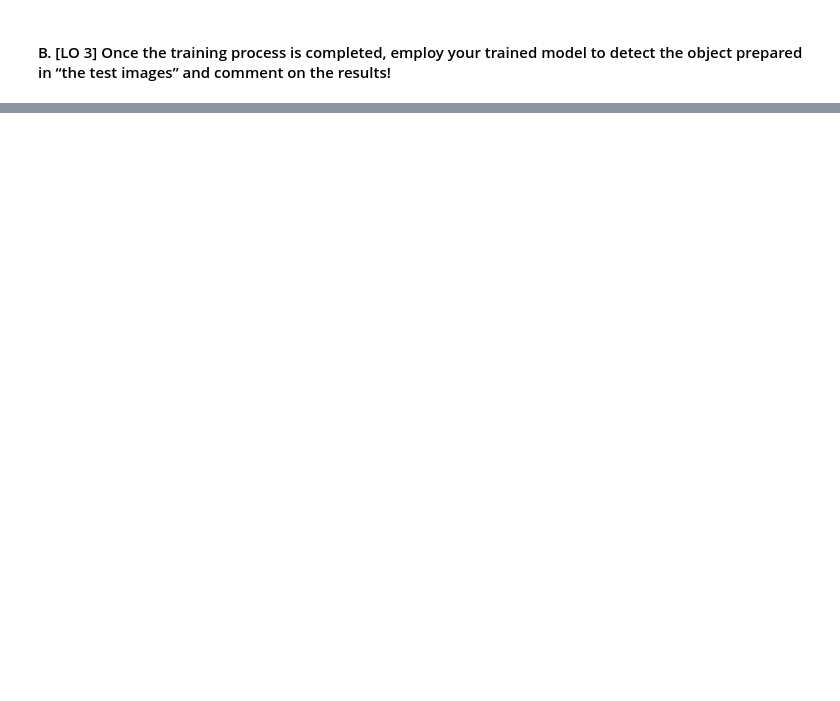
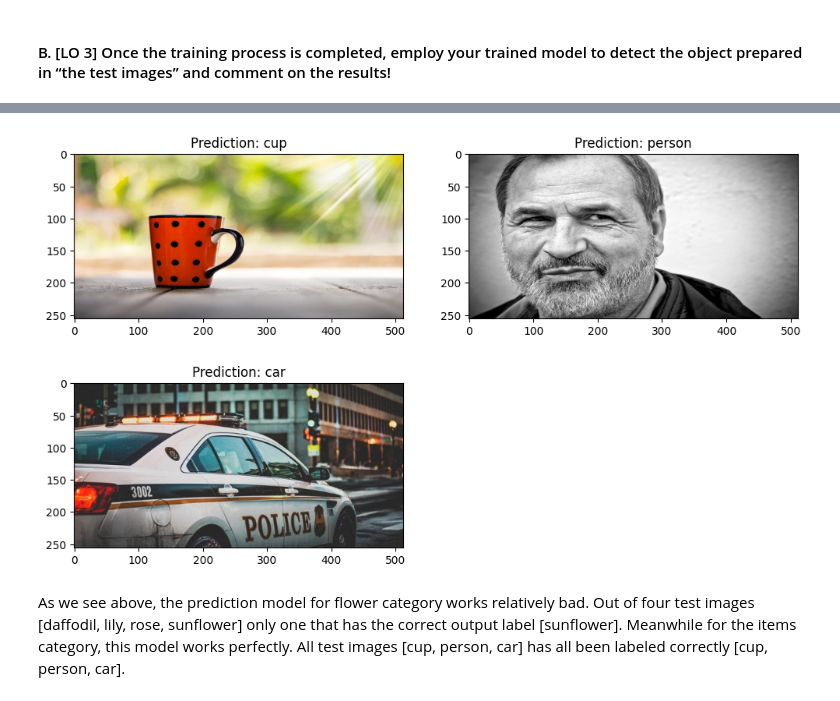
Before and after one commit to jmkho/COMPVIS-LEC-Final_Assignment, a Jupyter notebook: 02/02.ipynb, the cells around one changed output, grey strips where cells are left out. Cells and saved outputs as stored; diff of their text form; code cells hidden in the pictures; blank space fills up the shorter version.

```diff
--- a/02/02.ipynb
+++ b/02/02.ipynb
@@ -98,2 +58,4 @@ ValueError: Found array with 0 feature(s) (shape=(12, 0)) while a minimum of 1 i
+# %%
+item_pred_model = LinearSVC(train_items_img, items_class)
 # %% [markdown]
 #### B.	[LO 3] Once the training process is completed, employ your trained model to detect the object prepared in “the test images” and comment on the results!
@@ -99,0 +100,9 @@ ValueError: Found array with 0 feature(s) (shape=(12, 0)) while a minimum of 1 i
+# %%
+test_item_path = '02/test_images/person_car_cup/'
+item_pred_img, item_pred_list = load_img_test(test_item_path, item_pred_model)
+# %%
+plot_result(item_pred_img, item_pred_list)
+# %% [output]
+[figure, added]
+# %% [markdown]
+As we see above, the prediction model for flower category works relatively bad. Out of four test images [daffodil, lily, rose, sunflower] only one that has the correct output label [sunflower]. Meanwhile for the items category, this model works perfectly. All test images [cup, person, car] has all been labeled correctly [cup, person, car].
```
Also changed, not shown: parts of 34 cells of this notebook, 6 other files.
